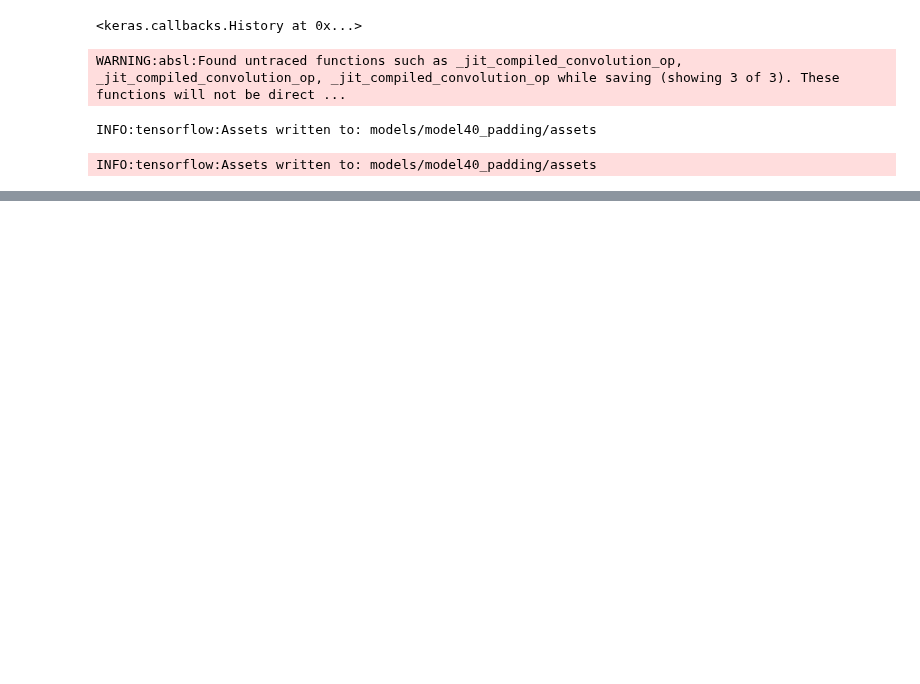
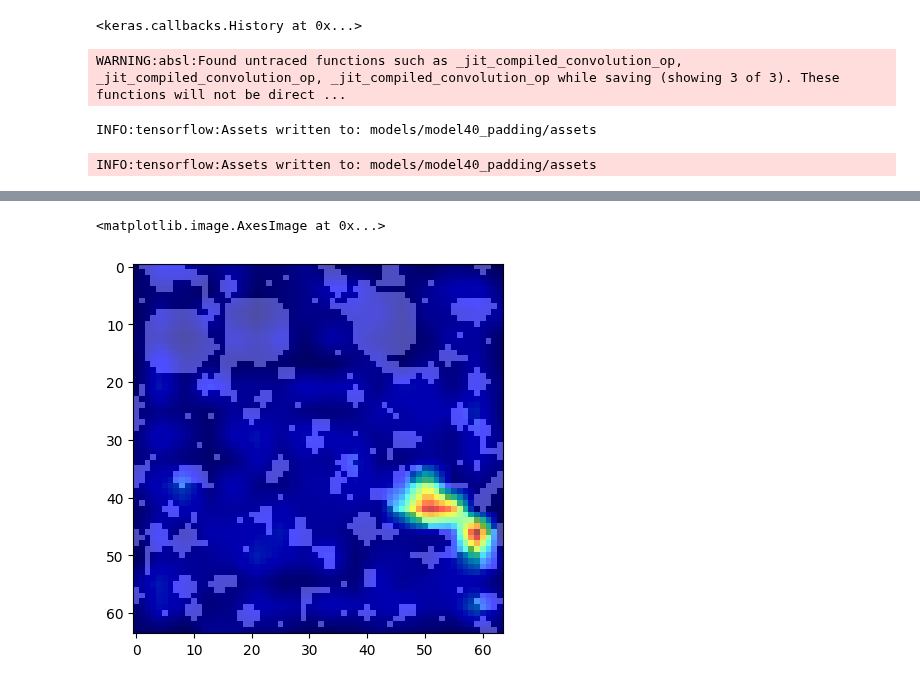
Before and after one commit to Kayzi0/ExplainBlobs, a Jupyter notebook: model_train.ipynb, the cells around one changed output, grey strips where cells are left out. Drawn from its saved outputs; the diff is of its cells as text; code cells hidden in the pictures; blank space fills up the shorter version.

```diff
--- a/model_train.ipynb
+++ b/model_train.ipynb
@@ -268,0 +255,11 @@ plt.imshow(sC, cmap = 'jet', alpha = 0.7)
+# %%
+from tf_keras_vis.layercam import Layercam
+
+lC = Layercam(model, model_modifier=ReplaceToLinear(), clone=True)
+lC_img = lC(CategoricalScore(0), img).squeeze()
+
+plt.imshow(img, cmap='gray')
+plt.imshow(lC_img, cmap ='jet', alpha = 0.7)
+# %% [output]
+<matplotlib.image.AxesImage at 0x...>
+[figure, added]
```
Also changed, not shown: parts of 11 cells of this notebook, 1 other file.
